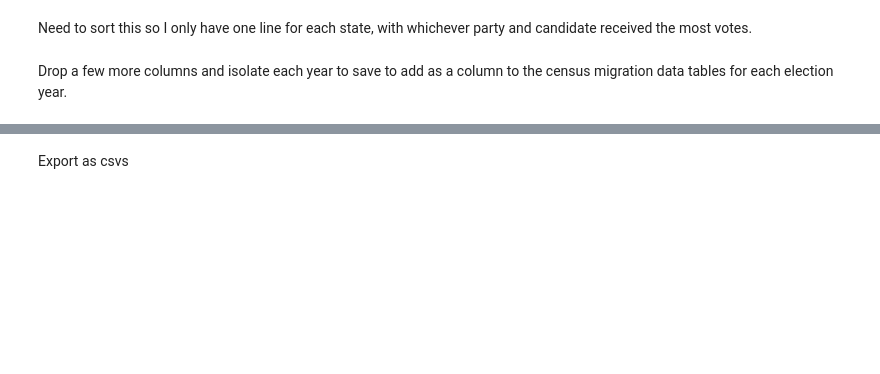
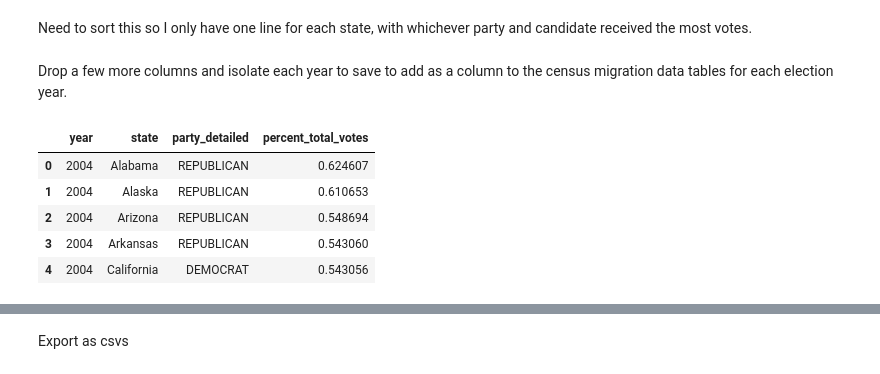
Before and after one commit to AbigailMihaly/D.C.-In-Migration-After-Elections, a Jupyter notebook: elections-data-cleanup.ipynb, the cells around one changed output, grey strips where cells are left out. Saved outputs shown, nothing was run; the diff lists cells and outputs as text; code cells hidden in the pictures; blank space fills up the shorter version.

```diff
--- a/elections-data-cleanup.ipynb
+++ b/elections-data-cleanup.ipynb
@@ -80,3 +88,12 @@ df = df_winners_only
 Drop a few more columns and isolate each year to save to add as a column to the census migration data tables for each election year.
 # %%
 df = df.drop(columns=['candidatevotes', 'totalvotes'])
+
+df.head()
+# %% [output]
+|  | year | state | party_detailed | percent_total_votes |
+| 0 | 2004 | Alabama | REPUBLICAN | 0.624607 |
+| 1 | 2004 | Alaska | REPUBLICAN | 0.610653 |
+| 2 | 2004 | Arizona | REPUBLICAN | 0.548694 |
+| 3 | 2004 | Arkansas | REPUBLICAN | 0.543060 |
+| 4 | 2004 | California | DEMOCRAT | 0.543056 |
```
Also changed, not shown: parts of 14 cells of this notebook, 24 other files.
